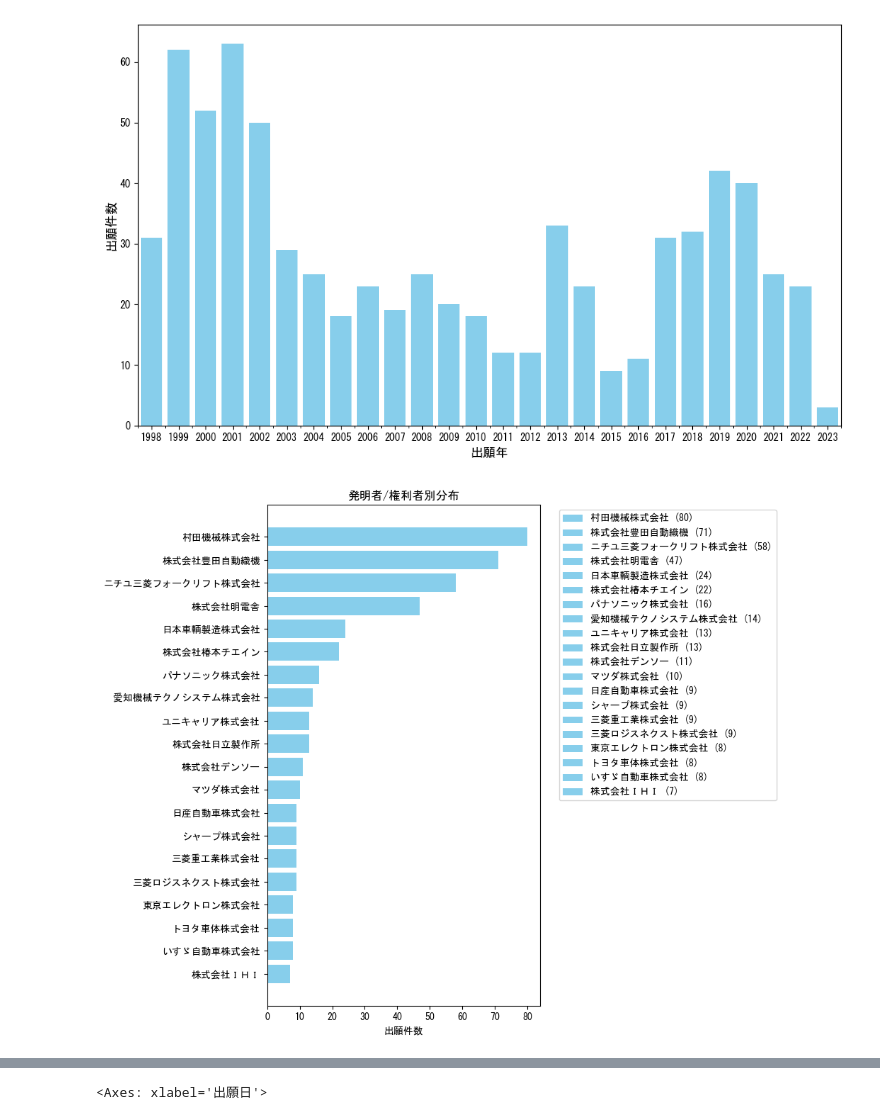
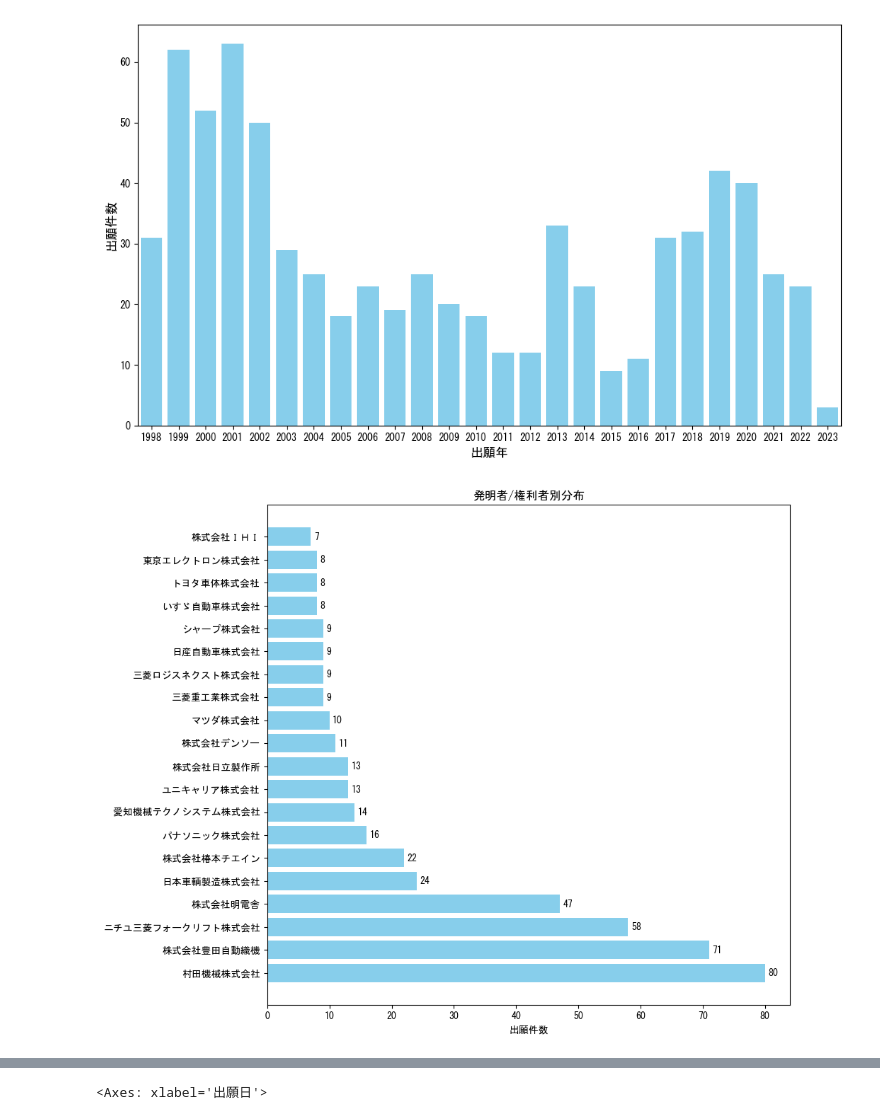
Before and after one commit to mi8ke/patent_analysis, a Jupyter notebook: patent.ipynb, the cells around one changed output, grey strips where cells are left out. Cells and saved outputs as stored; diff of their text form; code cells hidden in the pictures.

```diff
--- a/patent.ipynb
+++ b/patent.ipynb
@@ -46,42 +53,3 @@ plt.tight_layout()
 plt.show()
 # %% [output]
 [figure]
-# %%
-import pandas as pd
-import matplotlib.pyplot as plt
-
-# CSVファイル読み込み
-# df = pd.read_csv("特実_国内文献.csv")
-
-# 発明者/権利者リストを作成
-inventors = df["出願人/権利者"].unique()
-
-# 発明者/権利者ごとの出願件数を集計
-inventor_counts = []
-for inventor in inventors:
-    inventor_counts.append(
-    (inventor, df[df["出願人/権利者"] == inventor]["文献番号"].count()))
-
-# ソート
-inventor_counts = sorted(inventor_counts, key=lambda x: x[1], reverse=False)  # 出願件数で降順ソート
-
-# グラフ作成
-plt.figure(figsize=(10, 8))
-bars = plt.barh(
-    [inventor[0] for inventor in inventor_counts[-20:]],  # 上位10件のみ表示
-    [inventor[1] for inventor in inventor_counts[-20:]],
-    color='skyblue',
-    label=[f"{inventor[0]} ({inventor[1]})" for inventor in reversed(inventor_counts[-20:])]  # 棒ラベルに数字を表示
-)
-
-# 凡例を表示
-# plt.legend(loc="lower right")  # 凡例の位置を右上に変更
-plt.legend(bbox_to_anchor=(1.05, 1), loc='upper left')  # 凡例の位置を右上に変更
-
-plt.xlabel("出願件数")
-plt.title("発明者/権利者別分布")
-plt.yticks(rotation=0)
-plt.tight_layout()
-plt.show()
-# %% [output]
-[figure, removed]
@@ -111,2 +56,37 @@ inventor_counts.drop(index=inventor_counts.index[~inventor_counts.index.isin(
+# %%
+# 上位n人の発明者を表示する
+n=20
+
+inventor_application_counts_sorted = inventor_application_counts.sort_values(
+    ascending=False)
+
+top_inventors = inventor_application_counts_sorted.index[:n]
+top_counts = inventor_application_counts_sorted.values[:n]
+
+# グラフ作成
+plt.figure(figsize=(10, 8))
+bars = plt.barh(top_inventors, top_counts,
+    color='skyblue'
+)
+# Add labels for each bar
+for i, (bar, count) in enumerate(zip(bars, top_counts)):
+    label_text = f"{count:,}"  # Format count with commas for readability
+    x_offset = 0.5  # Adjust this offset to position the label correctly
+    center_x, center_y = bar.get_center()
+
+    plt.text(bar.get_width() + x_offset, center_y, label_text,
+             ha='left', va='center', fontsize=10, color='black')
+
+# 凡例を表示
+# plt.legend(loc="lower right")  # 凡例の位置を右上に変更
+# plt.legend(bbox_to_anchor=(1.05, 1), loc='upper left')  # 凡例の位置を右上に変更
+
+plt.xlabel("出願件数")
+plt.title("発明者/権利者別分布")
+# plt.yticks(rotation=0)
+plt.tight_layout()
+plt.show()
+# %% [output]
+[figure, added]
 # %%
 
```
Also changed, not shown: parts of 5 cells of this notebook.
